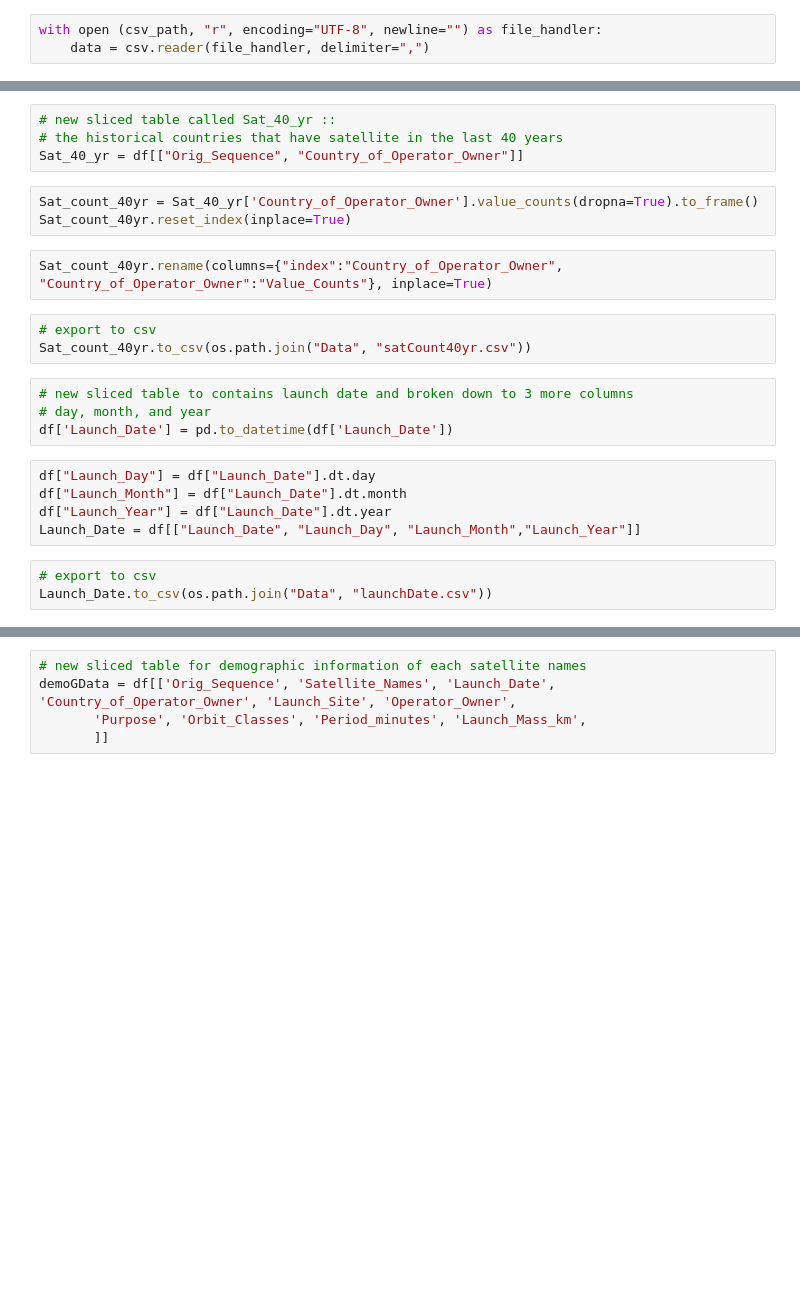
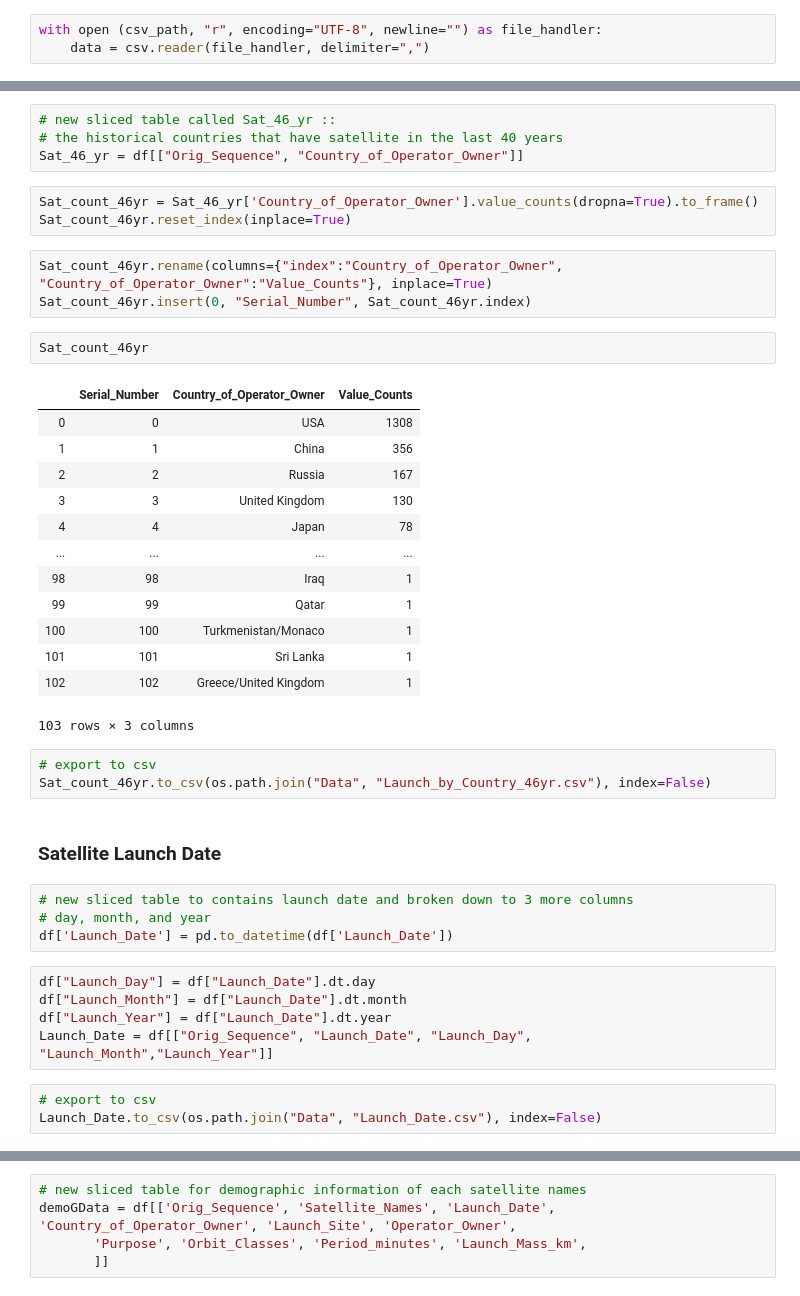
Before and after one commit to henryle-n/Global-Satellite-Launches, a Jupyter notebook: ETL.ipynb, the cells around one changed output, grey strips where cells are left out. Saved outputs shown, nothing was run; the diff lists cells and outputs as text; blank space fills up the shorter version.

```diff
--- a/ETL.ipynb
+++ b/ETL.ipynb
@@ -45,15 +126,34 @@ Index(['Satellite_Names', 'Country_of_Operator_Owner', 'Operator_Owner',
 # %%
-# new sliced table called Sat_40_yr ::
+# new sliced table called Sat_46_yr ::
 # the historical countries that have satellite in the last 40 years
-Sat_40_yr = df[["Orig_Sequence", "Country_of_Operator_Owner"]]
+Sat_46_yr = df[["Orig_Sequence", "Country_of_Operator_Owner"]]
 # %%
-Sat_count_40yr = Sat_40_yr['Country_of_Operator_Owner'].value_counts(dropna=True).to_frame()
-Sat_count_40yr.reset_index(inplace=True)
+Sat_count_46yr = Sat_46_yr['Country_of_Operator_Owner'].value_counts(dropna=True).to_frame()
+Sat_count_46yr.reset_index(inplace=True)
 # %%
-Sat_count_40yr.rename(columns={"index":"Country_of_Operator_Owner", "Country_of_Operator_Owner":"Value_Counts"}, inplace=True)
+Sat_count_46yr.rename(columns={"index":"Country_of_Operator_Owner", "Country_of_Operator_Owner":"Value_Counts"}, inplace=True)
+Sat_count_46yr.insert(0, "Serial_Number", Sat_count_46yr.index)
+# %%
+Sat_count_46yr
+# %% [output]
+|  | Serial_Number | Country_of_Operator_Owner | Value_Counts |
+| 0 | 0 | USA | 1308 |
+| 1 | 1 | China | 356 |
+| 2 | 2 | Russia | 167 |
+| 3 | 3 | United Kingdom | 130 |
+| 4 | 4 | Japan | 78 |
+| ... | ... | ... | ... |
+| 98 | 98 | Iraq | 1 |
+| 99 | 99 | Qatar | 1 |
+| 100 | 100 | Turkmenistan/Monaco | 1 |
+| 101 | 101 | Sri Lanka | 1 |
+| 102 | 102 | Greece/United Kingdom | 1 |
+103 rows × 3 columns
 # %%
 # export to csv
-Sat_count_40yr.to_csv(os.path.join("Data", "satCount40yr.csv"))
+Sat_count_46yr.to_csv(os.path.join("Data", "Launch_by_Country_46yr.csv"), index=False)
+# %% [markdown]
+### Satellite Launch Date
 # %%
 # new sliced table to contains launch date and broken down to 3 more columns
 # day, month, and year
@@ -62,7 +162,7 @@ df['Launch_Date'] = pd.to_datetime(df['Launch_Date'])
 df["Launch_Day"] = df["Launch_Date"].dt.day
 df["Launch_Month"] = df["Launch_Date"].dt.month
 df["Launch_Year"] = df["Launch_Date"].dt.year
-Launch_Date = df[["Launch_Date", "Launch_Day", "Launch_Month","Launch_Year"]]
+Launch_Date = df[["Orig_Sequence", "Launch_Date", "Launch_Day", "Launch_Month","Launch_Year"]]
 # %%
 # export to csv
-Launch_Date.to_csv(os.path.join("Data", "launchDate.csv"))
+Launch_Date.to_csv(os.path.join("Data", "Launch_Date.csv"), index=False)
```
Also changed, not shown: parts of 12 cells of this notebook, 16 other files.
